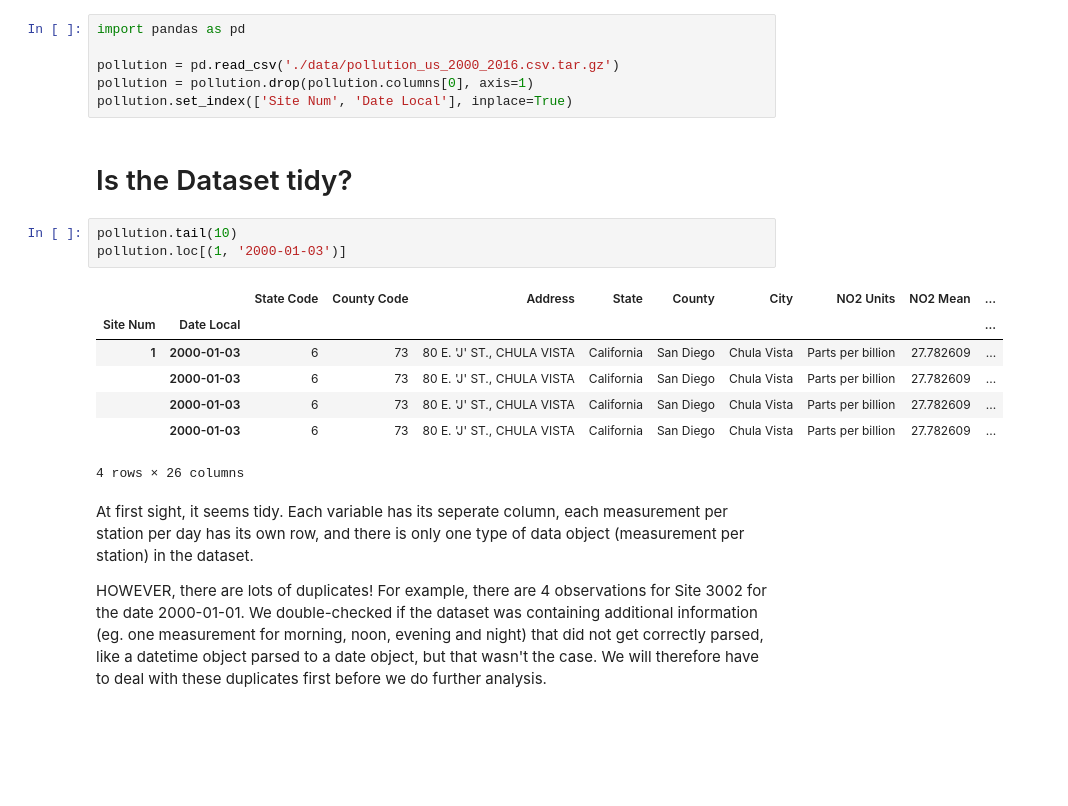
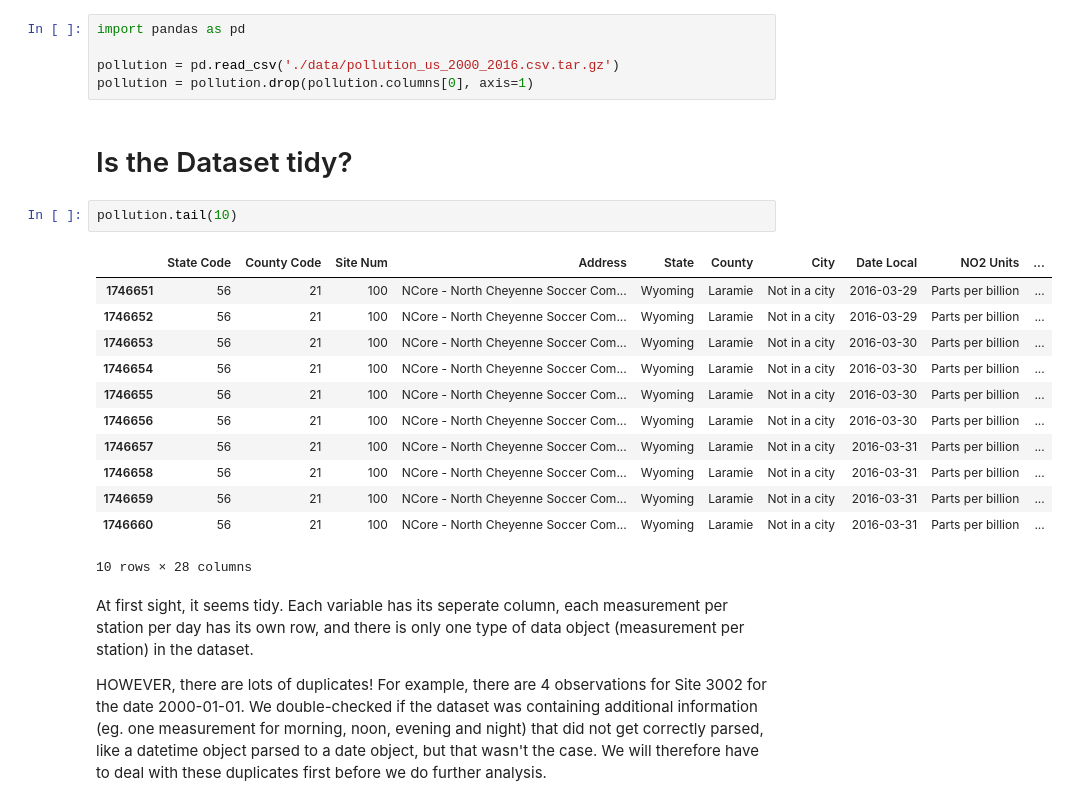
Before and after one commit to fionasi/dp1_pollution, a Jupyter notebook: pollution.ipynb, the cells around one changed output. Cells and saved outputs as stored; diff of their text form; blank space fills up the shorter version.

```diff
--- a/pollution.ipynb
+++ b/pollution.ipynb
@@ -3,20 +3,23 @@ import pandas as pd
 
 pollution = pd.read_csv('./data/pollution_us_2000_2016.csv.tar.gz')
 pollution = pollution.drop(pollution.columns[0], axis=1)
-pollution.set_index(['Site Num', 'Date Local'], inplace=True)
 # %% [markdown]
 # Is the Dataset tidy?
 # %%
 pollution.tail(10)
-pollution.loc[(1, '2000-01-03')]
 # %% [output]
-|  |  | State Code | County Code | Address | State | County | City | NO2 Units | NO2 Mean | ... |
-| Site Num | Date Local |  |  |  |  |  |  |  |  | ... |
-| 1 | 2000-01-03 | 6 | 73 | 80 E. 'J' ST., CHULA VISTA | California | San Diego | Chula Vista | Parts per billion | 27.782609 | ... |
-|  | 2000-01-03 | 6 | 73 | 80 E. 'J' ST., CHULA VISTA | California | San Diego | Chula Vista | Parts per billion | 27.782609 | ... |
-|  | 2000-01-03 | 6 | 73 | 80 E. 'J' ST., CHULA VISTA | California | San Diego | Chula Vista | Parts per billion | 27.782609 | ... |
-|  | 2000-01-03 | 6 | 73 | 80 E. 'J' ST., CHULA VISTA | California | San Diego | Chula Vista | Parts per billion | 27.782609 | ... |
+|  | State Code | County Code | Site Num | Address | State | County | City | Date Local | NO2 Units | ... |
+| 1746651 | 56 | 21 | 100 | NCore - North Cheyenne Soccer Com... | Wyoming | Laramie | Not in a city | 2016-03-29 | Parts per billion | ... |
+| 1746652 | 56 | 21 | 100 | NCore - North Cheyenne Soccer Com... | Wyoming | Laramie | Not in a city | 2016-03-29 | Parts per billion | ... |
+| 1746653 | 56 | 21 | 100 | NCore - North Cheyenne Soccer Com... | Wyoming | Laramie | Not in a city | 2016-03-30 | Parts per billion | ... |
+| 1746654 | 56 | 21 | 100 | NCore - North Cheyenne Soccer Com... | Wyoming | Laramie | Not in a city | 2016-03-30 | Parts per billion | ... |
+| 1746655 | 56 | 21 | 100 | NCore - North Cheyenne Soccer Com... | Wyoming | Laramie | Not in a city | 2016-03-30 | Parts per billion | ... |
+| 1746656 | 56 | 21 | 100 | NCore - North Cheyenne Soccer Com... | Wyoming | Laramie | Not in a city | 2016-03-30 | Parts per billion | ... |
+| 1746657 | 56 | 21 | 100 | NCore - North Cheyenne Soccer Com... | Wyoming | Laramie | Not in a city | 2016-03-31 | Parts per billion | ... |
+| 1746658 | 56 | 21 | 100 | NCore - North Cheyenne Soccer Com... | Wyoming | Laramie | Not in a city | 2016-03-31 | Parts per billion | ... |
+| 1746659 | 56 | 21 | 100 | NCore - North Cheyenne Soccer Com... | Wyoming | Laramie | Not in a city | 2016-03-31 | Parts per billion | ... |
+| 1746660 | 56 | 21 | 100 | NCore - North Cheyenne Soccer Com... | Wyoming | Laramie | Not in a city | 2016-03-31 | Parts per billion | ... |
-4 rows × 26 columns
+10 rows × 28 columns
 # %% [markdown]
 At first sight, it seems tidy.
 Each variable has its seperate column, each measurement per station per day has its own row, and there is only one type of data object (measurement per station) in the dataset.
```
Also changed, not shown: parts of 12 cells of this notebook.
